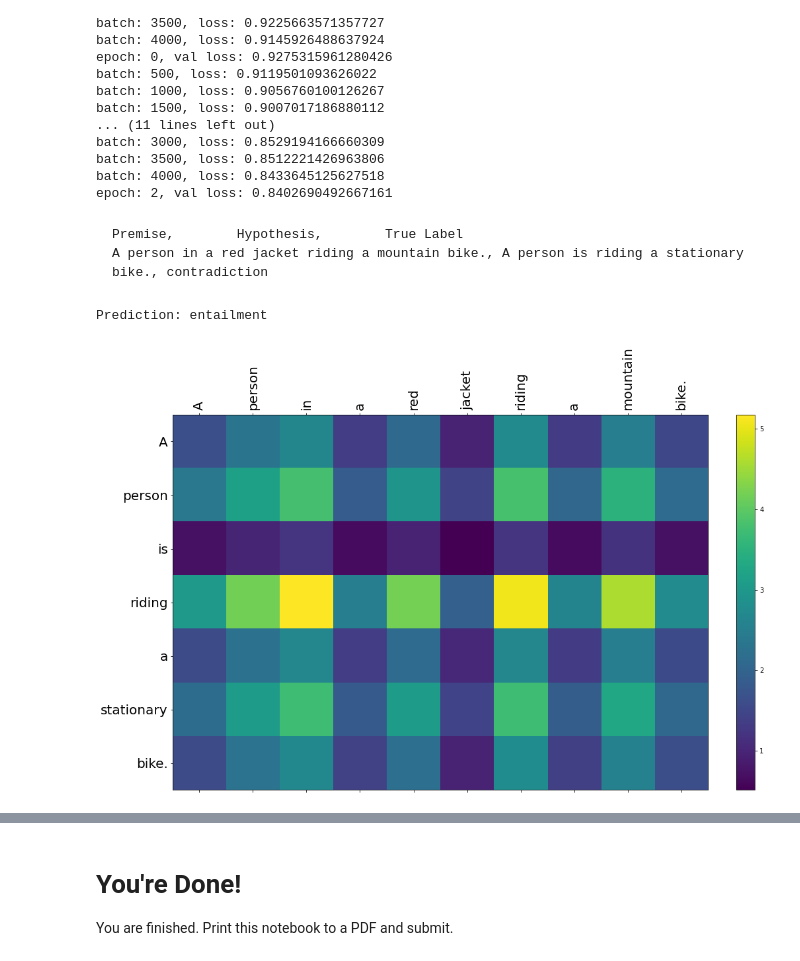
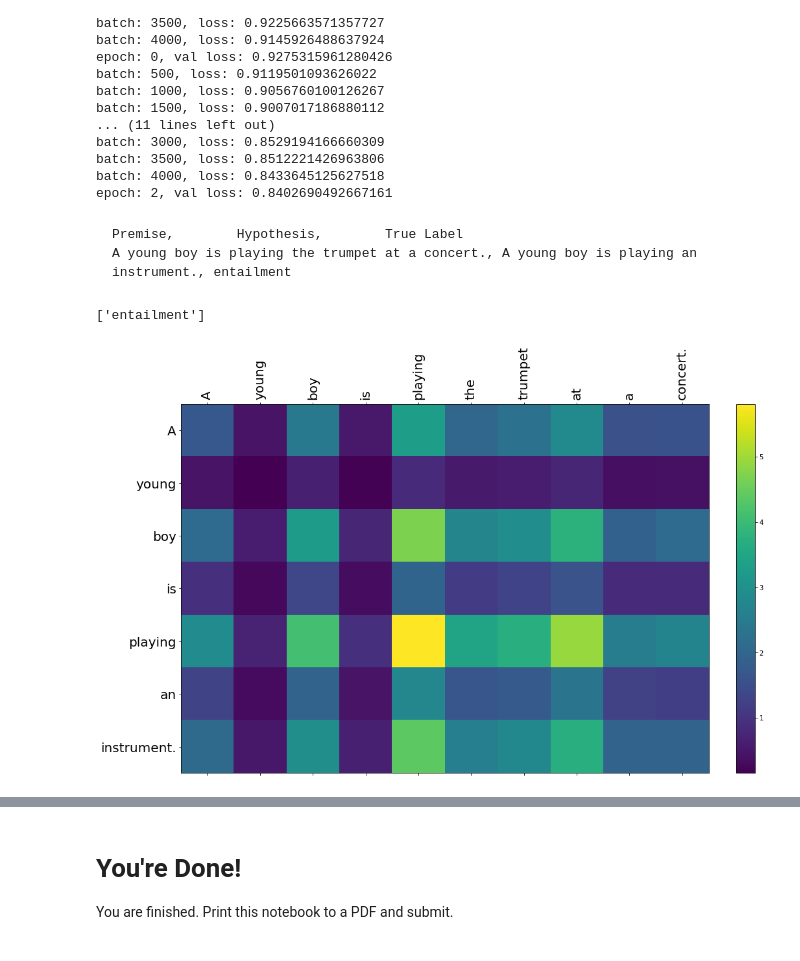
Before and after one commit to MeredithGao/ML-23, a Jupyter notebook: HW4/NLI_Attention.ipynb, the cells around one changed output, grey strips where cells are left out. Cells and saved outputs as stored; diff of their text form; code cells hidden in the pictures.

````diff
--- a/HW4/NLI_Attention.ipynb
+++ b/HW4/NLI_Attention.ipynb
@@ -619,20 +619,20 @@ batch: 3000, loss: 0.8529194166660309
 batch: 3500, loss: 0.8512221426963806
 batch: 4000, loss: 0.8433645125627518
 epoch: 2, val loss: 0.8402690492667161
-# %% [markdown]
-```
-Premise,        Hypothesis,        True Label
-A person in a red jacket riding a mountain bike., A person is riding a stationary bike., contradiction
-```
+# %% [markdown]
+```
+Premise,        Hypothesis,        True Label
+A young boy is playing the trumpet at a concert., A young boy is playing an instrument., entailment
+```
 # %%
 #Model after the third epoch
-premise = "A person in a red jacket riding a mountain bike."
-hypothesis = "A person is riding a stationary bike."
-print("Prediction:", get_prediction("ckpt3.pt", premise, hypothesis)[0])
+premise = "A young boy is playing the trumpet at a concert."
+hypothesis = "A young boy is playing an instrument."
+print(get_prediction("ckpt3.pt", premise, hypothesis))
 scores = get_attentions("ckpt3.pt", premise, hypothesis)
 visualize_token2head_scores(scores, premise, hypothesis)
 # %% [output]
-Prediction: entailment
+['entailment']
-[figure, old version]
+[figure, new version]
 # %%
 #Fully trained model
````
Also changed, not shown: parts of 2 cells of this notebook.
